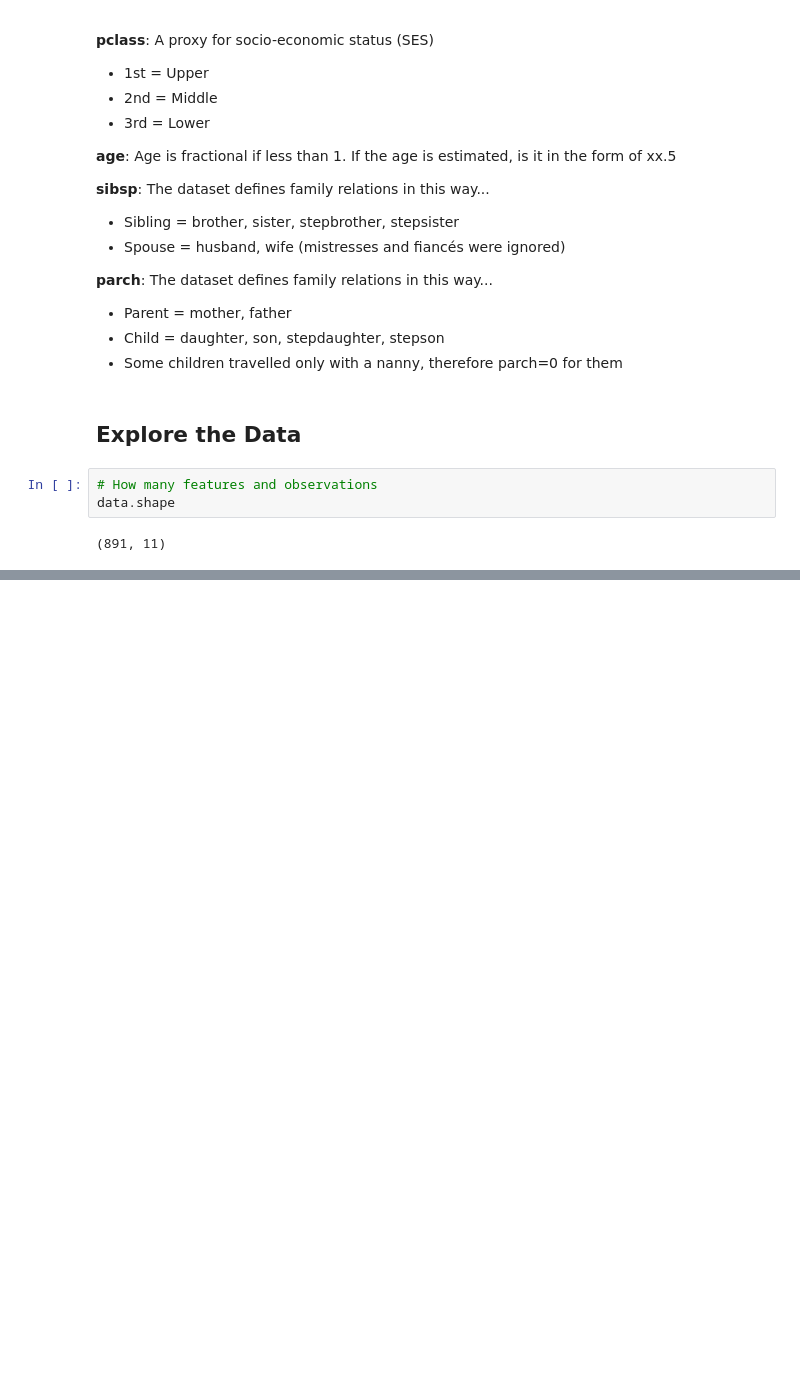
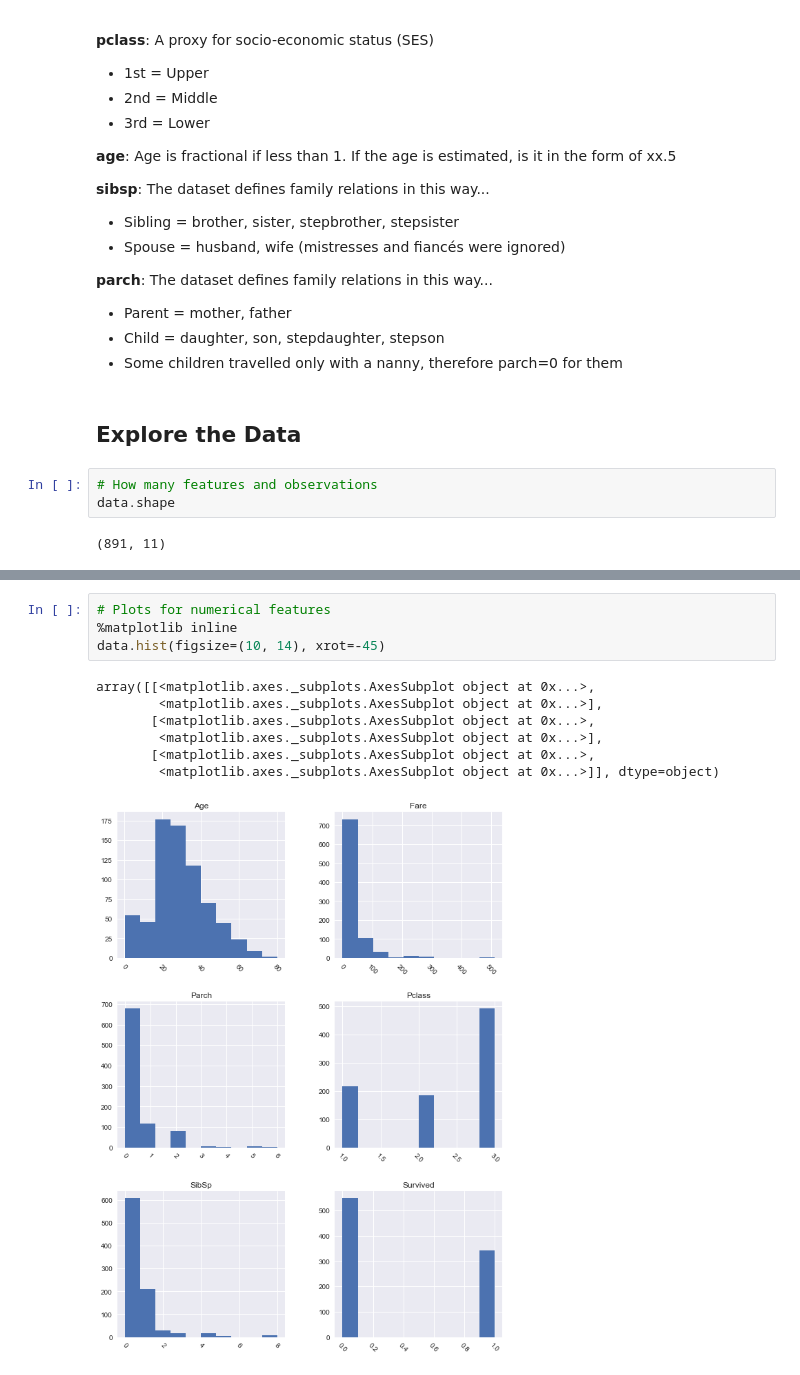
Before and after one commit to HKuz/Titanic, a Jupyter notebook: AnalysisNotebook.ipynb, the cells around one changed output, grey strips where cells are left out. Drawn from its saved outputs; the diff is of its cells as text; blank space fills up the shorter version.

Commit message:
Add numerical and categorical feature plots

```diff
--- a/AnalysisNotebook.ipynb
+++ b/AnalysisNotebook.ipynb
@@ -117,0 +116,12 @@ memory usage: 83.5+ KB
+# %%
+# Plots for numerical features
+%matplotlib inline
+data.hist(figsize=(10, 14), xrot=-45)
+# %% [output]
+array([[<matplotlib.axes._subplots.AxesSubplot object at 0x...>,
+        <matplotlib.axes._subplots.AxesSubplot object at 0x...>],
+       [<matplotlib.axes._subplots.AxesSubplot object at 0x...>,
+        <matplotlib.axes._subplots.AxesSubplot object at 0x...>],
+       [<matplotlib.axes._subplots.AxesSubplot object at 0x...>,
+        <matplotlib.axes._subplots.AxesSubplot object at 0x...>]], dtype=object)
+[figure, added]
```
Also changed, not shown: parts of 6 cells of this notebook.
